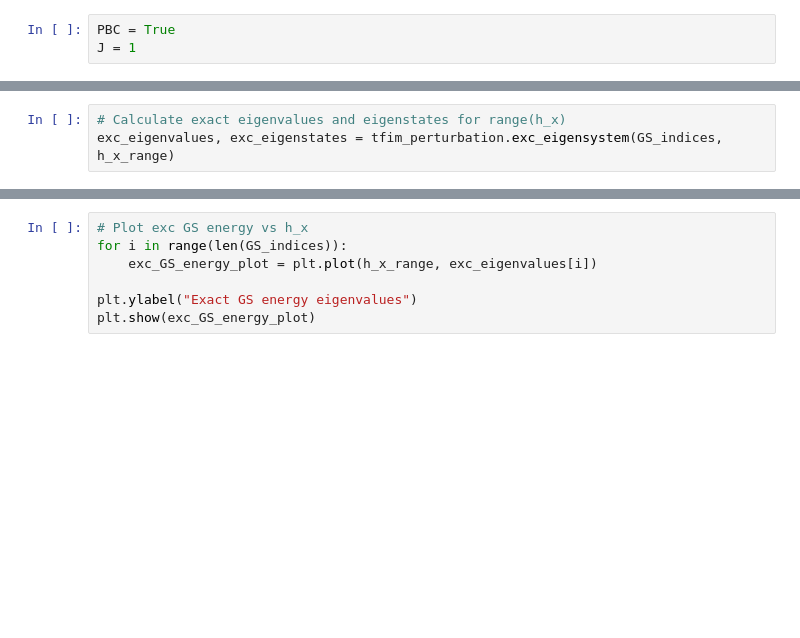
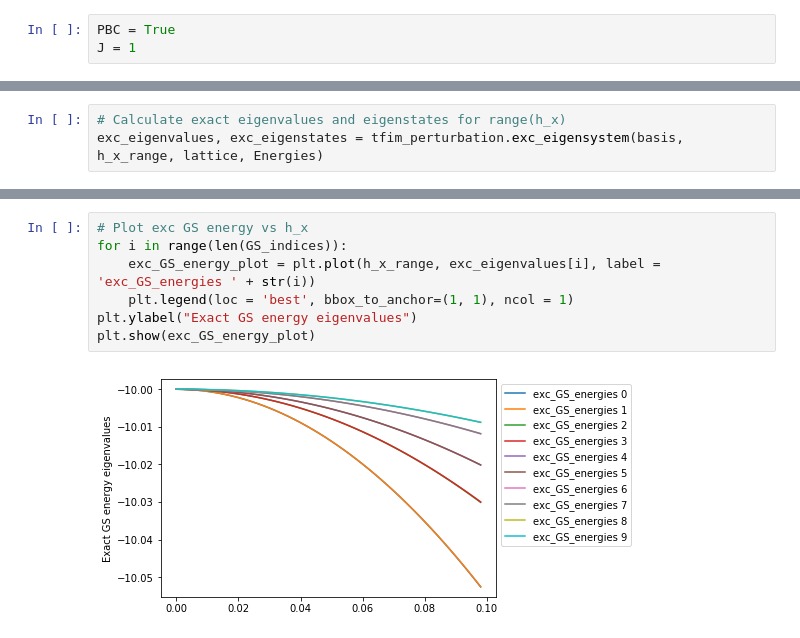
Before and after one commit to youtao1999/tfim_perturbation, a Jupyter notebook: tfim_analysis.ipynb, the cells around one changed output, grey strips where cells are left out. Drawn from its saved outputs; the diff is of its cells as text; blank space fills up the shorter version.

```diff
--- a/tfim_analysis.ipynb
+++ b/tfim_analysis.ipynb
@@ -74,3 +75,3 @@ AttributeError: 'module' object has no attribute 'app_eigensystem'
 # %%
 # Calculate exact eigenvalues and eigenstates for range(h_x)
-exc_eigenvalues, exc_eigenstates = tfim_perturbation.exc_eigensystem(GS_indices, h_x_range)
+exc_eigenvalues, exc_eigenstates = tfim_perturbation.exc_eigensystem(basis, h_x_range, lattice, Energies)
@@ -84,10 +106,12 @@ plt.show(app_GS_energy_plot)
 # %%
 # Plot exc GS energy vs h_x
 for i in range(len(GS_indices)):
-    exc_GS_energy_plot = plt.plot(h_x_range, exc_eigenvalues[i])
-
+    exc_GS_energy_plot = plt.plot(h_x_range, exc_eigenvalues[i], label = 'exc_GS_energies ' + str(i))
+    plt.legend(loc = 'best', bbox_to_anchor=(1, 1), ncol = 1)
 plt.ylabel("Exact GS energy eigenvalues")
 plt.show(exc_GS_energy_plot)
+# %% [output]
+[figure, added]
 # %%
 # Compare the exact and approximated GS energies
 
```
Also changed, not shown: parts of 17 cells of this notebook, 4 other files.
